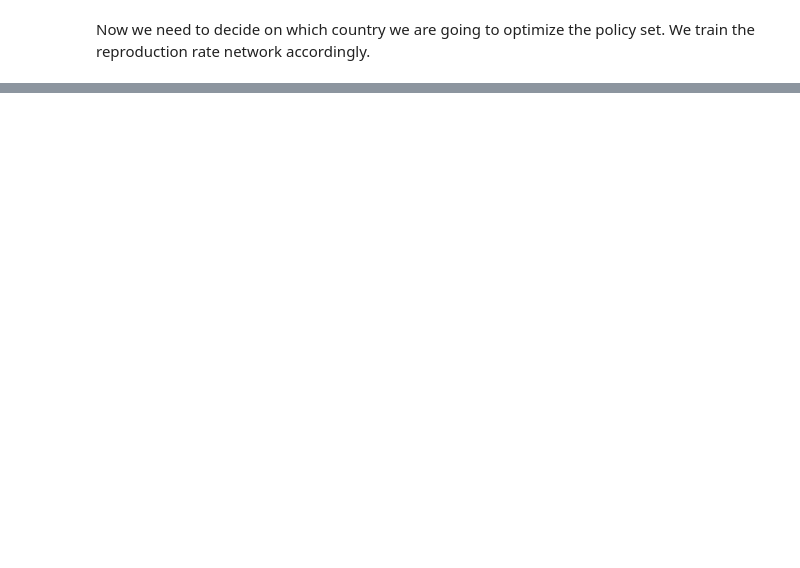
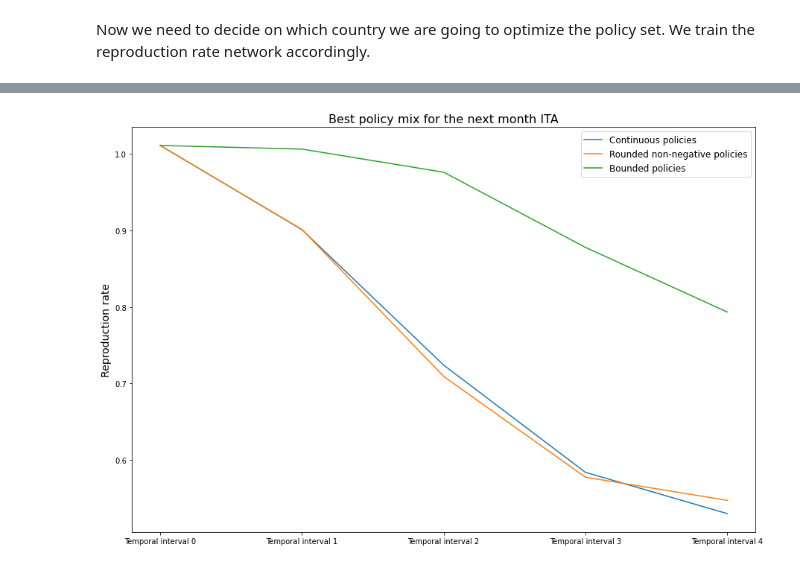
Before and after one commit to EPFLiGHT/What-If_model, a Jupyter notebook: ReinforcementLearning.ipynb, the cells around one changed output, grey strips where cells are left out. Drawn from its saved outputs; the diff is of its cells as text; code cells hidden in the pictures; blank space fills up the shorter version.

```diff
--- a/ReinforcementLearning.ipynb
+++ b/ReinforcementLearning.ipynb
@@ -358,0 +286,34 @@ class DQNAgent:
+# %%
+# Defining the range of variation for each policy
+variation_policy_level = [3, 3, 3, 5, 3, 5, 3, 4, 4, 4, 6, 4]
+
+x = ['Temporal interval 0']
+
+y_1 = [predict_from_state(initial_state)]
+y_2 = [predict_from_state(initial_state)]
+y_3 = [predict_from_state(initial_state)]
+
+for i, week in enumerate(best_states):
+    week_rounded = week.round()
+    week_rounded = np.where(week_rounded <= 0, 0, week_rounded)
+
+    x.append(f"Temporal interval {i+1}")
+
+    y_1.append(predict_from_state(week))
+    y_2.append(predict_from_state(week_rounded))
+
+    for i in range(len(week_rounded)):
+        if week_rounded[i] > week_rounded[i%12]:
+            week_rounded[i] = week_rounded[i%12]
+
+    y_3.append(predict_from_state(week_rounded))
+
+plt.figure(figsize=(15, 10))
+plt.plot(x, y_1, label="Continuous policies")
+plt.plot(x, y_2, label="Rounded non-negative policies")
+plt.plot(x, y_3, label="Bounded policies")
+plt.title(f"Best policy mix for the next month {TARGET_COUNTRY}", fontsize=16)
+plt.ylabel("Reproduction rate", fontsize=14)
+plt.legend(fontsize=12);
+# %% [output]
+[figure, added]
```
Also changed, not shown: parts of 39 cells of this notebook, 8 other files.
